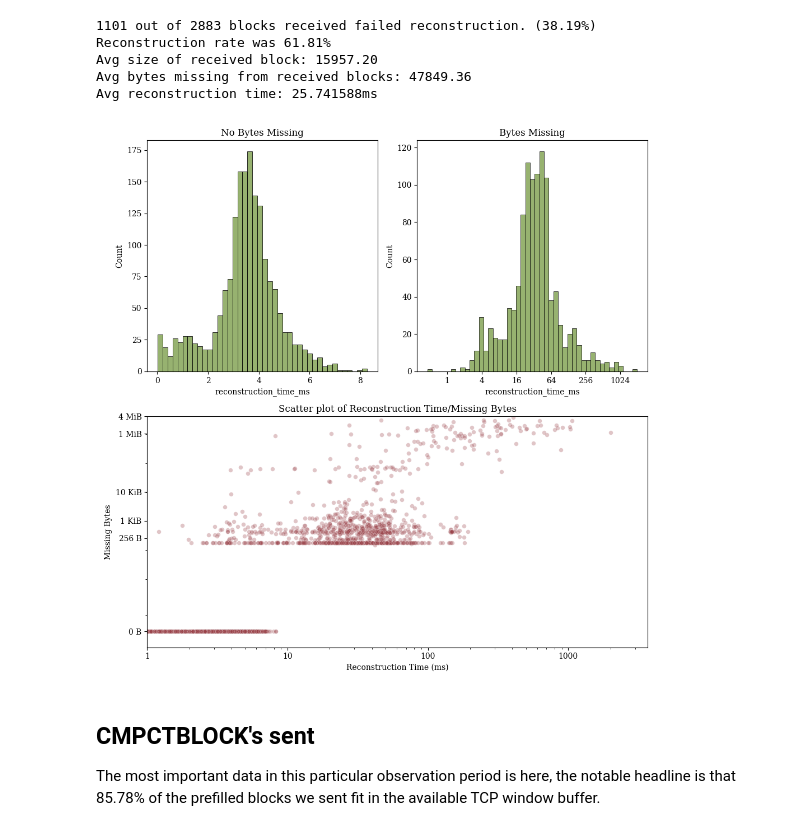
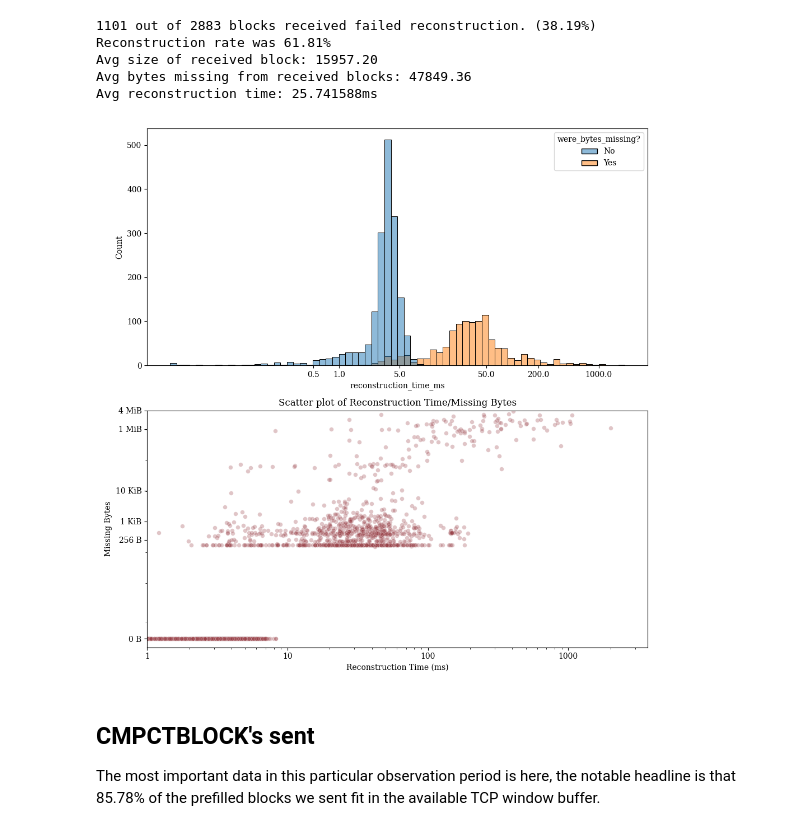
Before and after one commit to davidgumberg/logkicker, a Jupyter notebook: compactblocks/2025-07-11-first-report/Prefilling.ipynb, the cells around one changed output. Cells and saved outputs as stored; diff of their text form; code cells hidden in the pictures.

```diff
--- a/compactblocks/2025-07-11-first-report/Prefilling.ipynb
+++ b/compactblocks/2025-07-11-first-report/Prefilling.ipynb
@@ -53,57 +51,45 @@ Avg reconstruction time: 25.741588ms
 # %%
+# Plot reconstruction time histogram and bytesmissing/reconstructiontime scatterplot
+histcolor = "#749940"
 prefiller_received['reconstruction_time_ms'] = prefiller_received['reconstruction_time_ns'] / 1_000_000
-prefiller_received['were_bytes_missing?'] = np.where(prefiller_received['bytes_missing'] > 0, 'True', 'False')
+prefiller_received['were_bytes_missing?'] = np.where(prefiller_received['bytes_missing'] > 0, 'Yes', 'No')
 
-# Create the grid layout: 2 histograms on top, 1 scatterplot on bottom
-fig = plt.figure(figsize=(10, 10))
+f, [ax1, ax2] = plt.subplots(2, figsize=(10,10), tight_layout=True)
+# Histplot on top
+sns.histplot(data=prefiller_received, x='reconstruction_time_ms', hue='were_bytes_missing?', ax=ax1, color=histcolor, log_scale=2, bins=70)
+ax1.xaxis.set_major_formatter(mpl.ticker.ScalarFormatter())
+ax1.set_xticks([0.5, 1, 5, 50, 200, 1000])
 
-# Create subplots using subplot2grid for better control
-ax1 = plt.subplot2grid((2, 2), (0, 0))  # Top left
-ax2 = plt.subplot2grid((2, 2), (0, 1))  # Top right
-ax3 = plt.subplot2grid((2, 2), (1, 0), colspan=2)  # Bottom spanning both columns
 
 histcolor = "#749940"
 
-# --- Histograms on top row ---
-
-# No bytes missing
-sns.histplot(data=prefiller_received[prefiller_received['bytes_missing'] == 0],
-             x='reconstruction_time_ms', ax=ax1, color=histcolor)
-ax1.set_title('No Bytes Missing')
-
-# Bytes missing
-sns.histplot(data=prefiller_received[prefiller_received['bytes_missing'] > 0],
-             x='reconstruction_time_ms', log_scale=2, ax=ax2, color=histcolor)
-ax2.set_title('Bytes Missing')
-ax2.xaxis.set_major_formatter(mpl.ticker.ScalarFormatter())
-
-# --- Scatterplot on bottom ---
+# Scatterplot on bottom "
 scattercolor = "#994047"
 xticks = [1, 10, 50, 100, 1000]
 yticks_bytes = [0, 256, 1024, 10*1024, 1024*1024, 4*1024*1024] # 256B, 1KB, 10KB, 100KB, 1MB, 4MB
 ytick_labels = ['0 B', '256 B', '1 KiB', '10 KiB', '1 MiB', '4 MiB']
 sns.scatterplot(data=prefiller_received, x='reconstruction_time_ms', y='bytes_missing',
-                ax=ax3, color=scattercolor, alpha=0.3, s=30)
+                ax=ax2, color=scattercolor, alpha=0.3, s=30)
 
-ax3.set_title('Scatter plot of Reconstruction Time/Missing Bytes')
 
-ax3.set_xlabel('Reconstruction Time (ms)')
-ax3.set_xticks(xticks)
-ax3.set_xscale('log')
-ax3.set_xlim(left=1)
-ax3.xaxis.set_major_formatter(mpl.ticker.ScalarFormatter())
+ax2.set_title('Scatter plot of Reconstruction Time/Missing Bytes')
 
-ax3.yaxis.set_major_formatter(mpl.ticker.ScalarFormatter())
-ax3.set_ylim(-1)
-ax3.set_ylabel('Missing Bytes')
-ax3.set_yscale('symlog')
-ax3.set_yticks(yticks_bytes)
-ax3.set_yticklabels(ytick_labels)
+ax2.set_xlabel('Reconstruction Time (ms)')
+ax2.set_xticks(xticks)
+ax2.set_xscale('log')
+ax2.set_xlim(left=1)
+ax2.xaxis.set_major_formatter(mpl.ticker.ScalarFormatter())
 
-plt.tight_layout()
+ax2.yaxis.set_major_formatter(mpl.ticker.ScalarFormatter())
+ax2.set_ylim(-0.5)
+ax2.set_ylabel('Missing Bytes')
+ax2.set_yscale('symlog')
+ax2.set_yticks(yticks_bytes)
+ax2.set_yticklabels(ytick_labels)
+
 plt.show()
 # %% [output]
-[figure, old version]
+[figure, new version]
 # %% [markdown]
 ## CMPCTBLOCK's sent
 The most important data in this particular observation period is here, the notable headline is that 85.78% of the prefilled blocks we sent fit in the available TCP window buffer.
```
Also changed, not shown: parts of 9 cells of this notebook, 6 other files.
